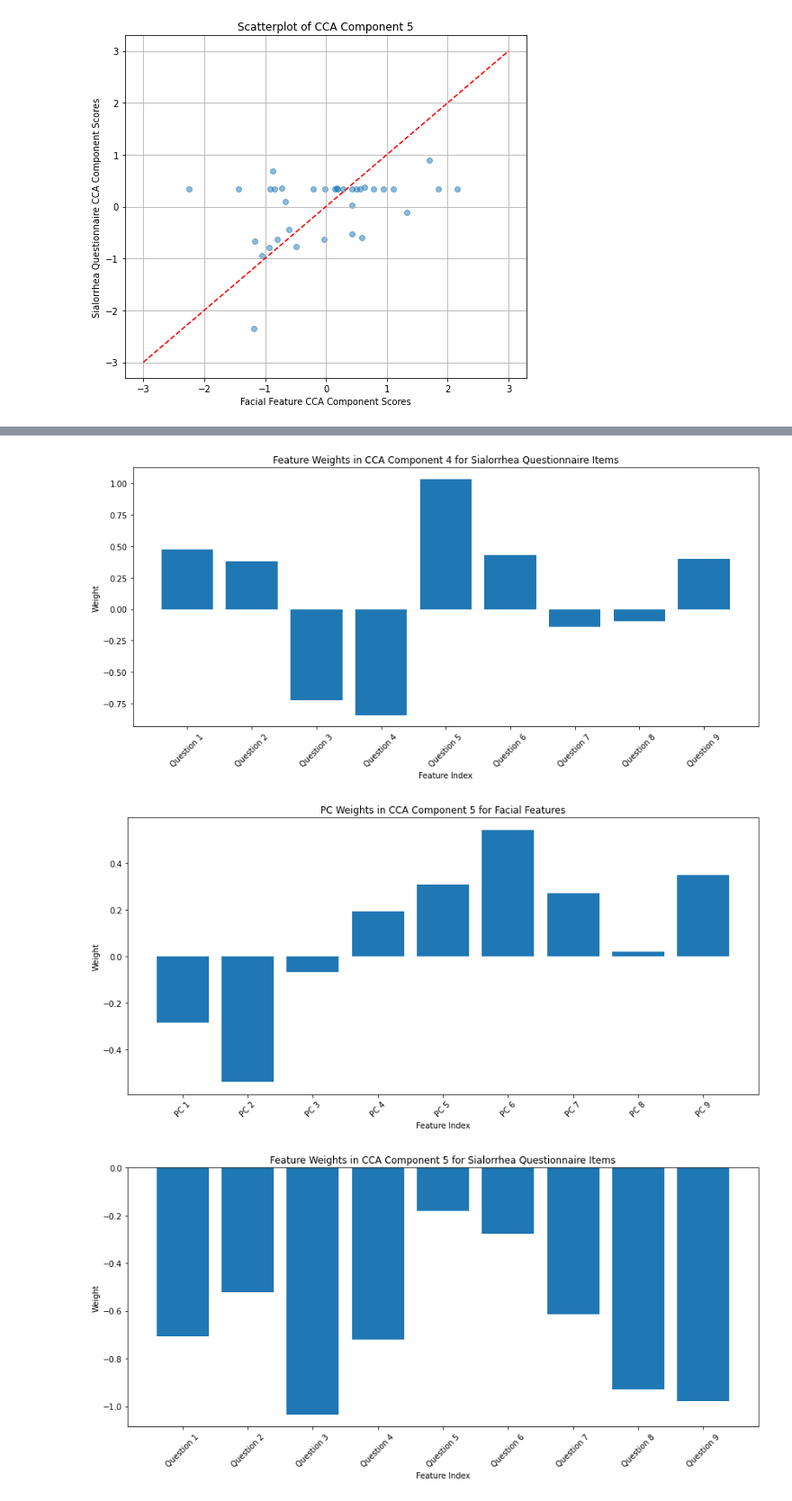
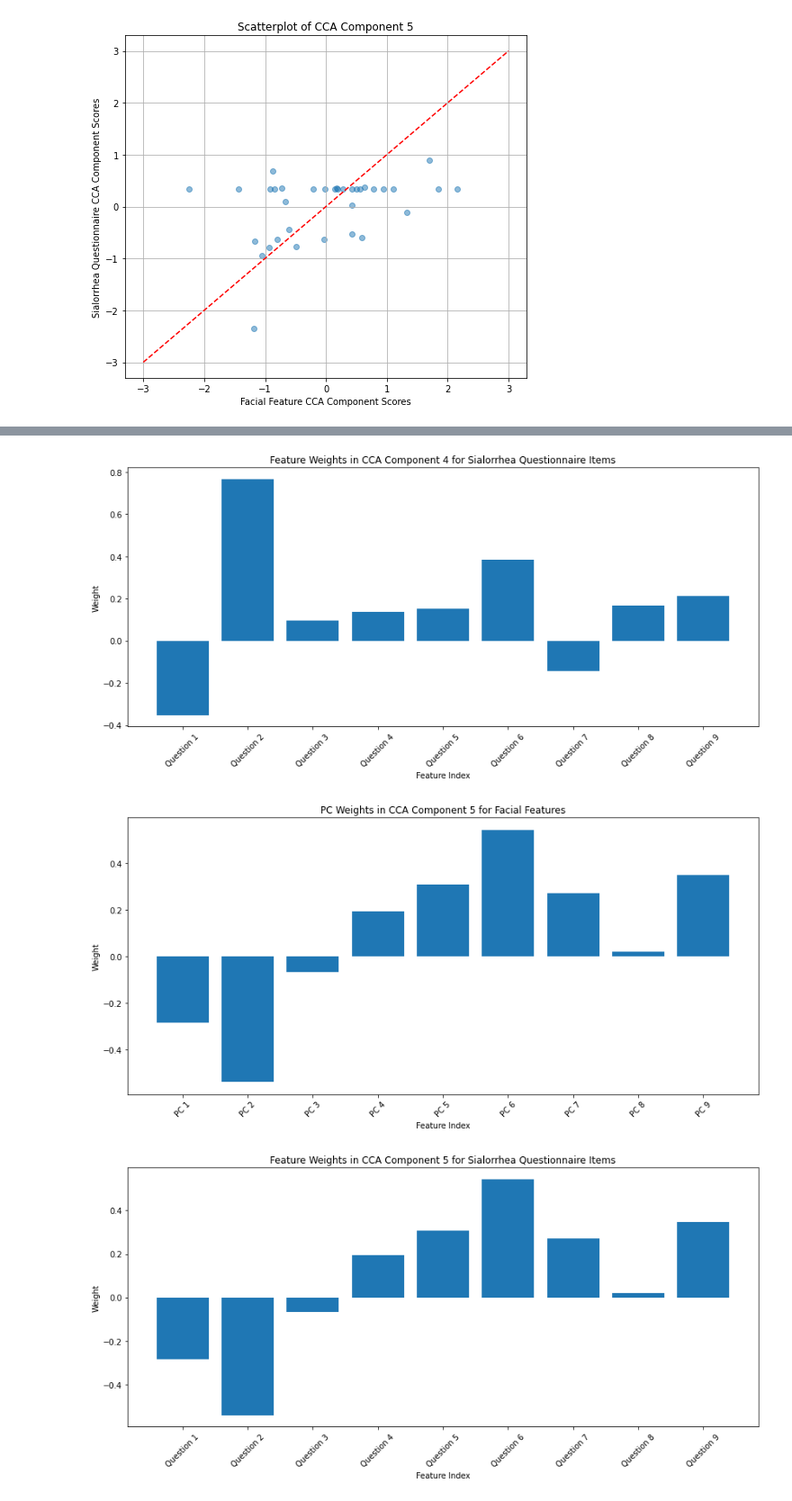
Before and after one commit to McKeownLab/Sialorrhea, a Jupyter notebook: feature_analysis.ipynb, the cells around one changed output, grey strips where cells are left out. Shown at 90% size. Saved outputs shown, nothing was run; the diff lists cells and outputs as text; code cells hidden in the pictures.

```diff
--- a/feature_analysis.ipynb
+++ b/feature_analysis.ipynb
@@ -67,13 +70,18 @@ def compute_features(df):
     df = df.iloc[:, :-2]
     return df
 
-neutral_df = compute_features(neutral_df)
-happy_df = compute_features(happy_df)
+def compute_combined_features(happy_df, neutral_df):
+    happy_df = compute_features(happy_df)
+    neutral_df = compute_features(neutral_df)
 
-happy_df = happy_df.add_suffix('_happy')
-neutral_df = neutral_df.add_suffix('_neutral')
-#combine the two dataframes
-combine_features_df = pd.concat([happy_df, neutral_df], axis=1, join='inner')
+    happy_df = happy_df.add_suffix('_happy')
+    neutral_df = neutral_df.add_suffix('_neutral')
+
+    # Combine the two dataframes
+    combine_features_df = pd.concat([happy_df, neutral_df], axis=1, join='inner')
+    return combine_features_df
+
+combine_features_df = compute_combined_features(happy_df, neutral_df)
 
 # Assuming 'participant_id' in combine_features_df corresponds to 'id' in saliva_df
 merged_df = combine_features_df.join(saliva_df, how='inner', rsuffix='_saliva')
@@ -435,14 +456,3 @@ Correlation for pair 4: 0.5035433650555365, P-value: 0.0020448826320592674
 [figure]
 Correlation for pair 5: 0.36408394395250354, P-value: 0.03154471411934946
 [figure]
-# %%
-from scipy.stats import pearsonr
-import numpy as np
-
-canonical_correlations = cca.score(X, Y)
-print("Canonical Correlations:", canonical_correlations)
-
-# Significance testing  using Pearson correlation
-for i in range(len(X_c[0])):
-    corr, p_value = pearsonr(X_c[:, i], Y_c[:, i])
-    print(f"Correlation for pair {i+1}: {corr}, P-value: {p_value}")
@@ -460,8 +465,8 @@ import matplotlib.pyplot as plt
 
 for component_index in range(n_components_to_plot):
     # Extracting weights for the component
-    weights_x = cca.x_loadings_[:, component_index]
-    weights_y = cca.y_loadings_[:, component_index]
+    weights_x = cca.x_weights_[:, component_index]
+    weights_y = cca.x_weights_[:, component_index]
 
     # Plotting for X features
     plt.figure(figsize=(12, 6))
@@ -492,4 +497,4 @@ for component_index in range(n_components_to_plot):
 [figure]
-[figure, old version]
+[figure, new version]
 [figure]
-[figure, old version]
+[figure, new version]
```
Also changed, not shown: parts of 35 cells of this notebook, 4 other files.
